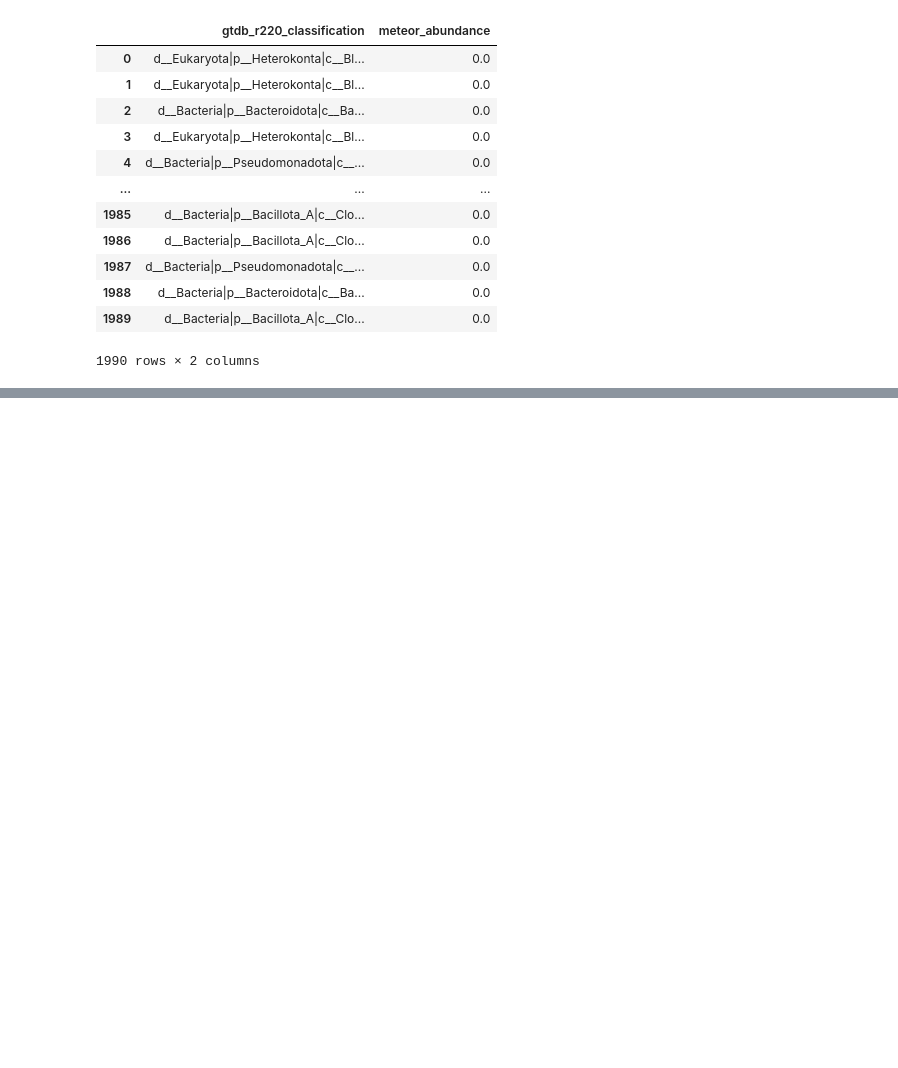
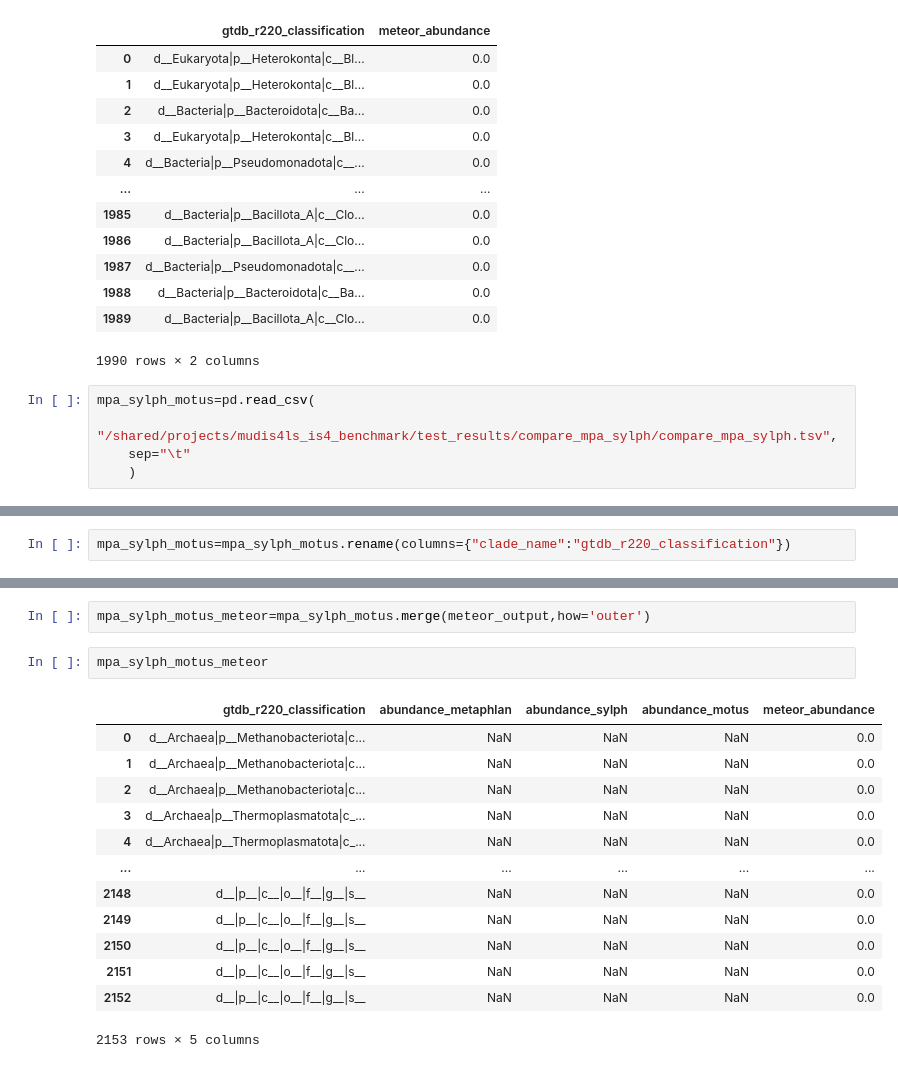
Before and after one commit to vivekbibs/IS4, a Jupyter notebook: compare_outputs/get_msp_meteor.ipynb, the cells around one changed output, grey strips where cells are left out. Drawn from its saved outputs; the diff is of its cells as text; blank space fills up the shorter version.

Commit message:
merge meteor

```diff
--- a/compare_outputs/get_msp_meteor.ipynb
+++ b/compare_outputs/get_msp_meteor.ipynb
@@ -109,3 +109,8 @@ meteor_output
 | 1988 | d__Bacteria|p__Bacteroidota|c__Ba... | 0.0 |
 | 1989 | d__Bacteria|p__Bacillota_A|c__Clo... | 0.0 |
 1990 rows × 2 columns
+# %%
+mpa_sylph_motus=pd.read_csv(
+    "/shared/projects/mudis4ls_is4_benchmark/test_results/compare_mpa_sylph/compare_mpa_sylph.tsv",
+    sep="\t"
+    )
@@ -111,0 +133,2 @@ meteor_output
+# %%
+mpa_sylph_motus=mpa_sylph_motus.rename(columns={"clade_name":"gtdb_r220_classification"})
@@ -111,0 +151,18 @@ meteor_output
+# %%
+mpa_sylph_motus_meteor=mpa_sylph_motus.merge(meteor_output,how='outer')
+# %%
+mpa_sylph_motus_meteor
+# %% [output]
+|  | gtdb_r220_classification | abundance_metaphlan | abundance_sylph | abundance_motus | meteor_abundance |
+| 0 | d__Archaea|p__Methanobacteriota|c... | NaN | NaN | NaN | 0.0 |
+| 1 | d__Archaea|p__Methanobacteriota|c... | NaN | NaN | NaN | 0.0 |
+| 2 | d__Archaea|p__Methanobacteriota|c... | NaN | NaN | NaN | 0.0 |
+| 3 | d__Archaea|p__Thermoplasmatota|c_... | NaN | NaN | NaN | 0.0 |
+| 4 | d__Archaea|p__Thermoplasmatota|c_... | NaN | NaN | NaN | 0.0 |
+| ... | ... | ... | ... | ... | ... |
+| 2148 | d__|p__|c__|o__|f__|g__|s__ | NaN | NaN | NaN | 0.0 |
+| 2149 | d__|p__|c__|o__|f__|g__|s__ | NaN | NaN | NaN | 0.0 |
+| 2150 | d__|p__|c__|o__|f__|g__|s__ | NaN | NaN | NaN | 0.0 |
+| 2151 | d__|p__|c__|o__|f__|g__|s__ | NaN | NaN | NaN | 0.0 |
+| 2152 | d__|p__|c__|o__|f__|g__|s__ | NaN | NaN | NaN | 0.0 |
+2153 rows × 5 columns
```
Also changed, not shown: parts of 2 cells of this notebook.
